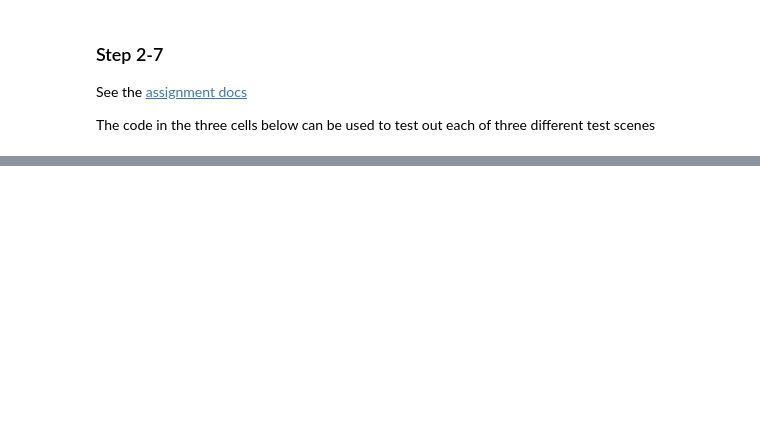
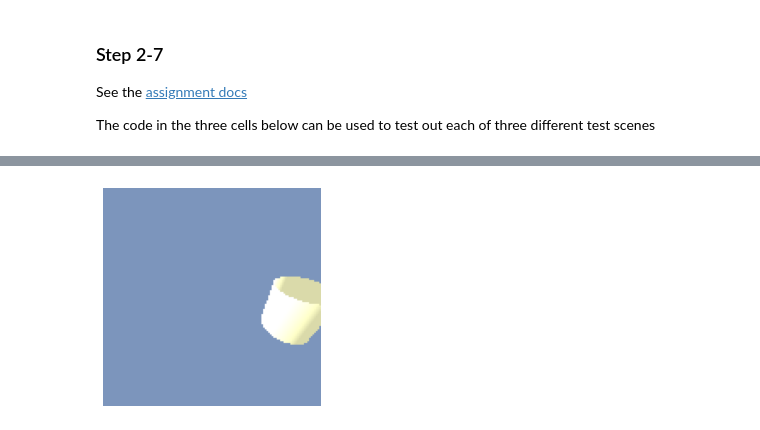
Before and after one commit to shaostassen/CS4620-C2, a Jupyter notebook: Testing.ipynb, the cells around one changed output, grey strips where cells are left out. Drawn from its saved outputs; the diff is of its cells as text; code cells hidden in the pictures; blank space fills up the shorter version.

Commit message:
Added torus, ellipsoid, cylinder shape

```diff
--- a/Testing.ipynb
+++ b/Testing.ipynb
@@ -61,0 +151,6 @@ ValueError: unknown file extension:
+# %%
+from ExampleSceneDef import *
+im = CylinderExample().render(output_shape = [128,128])
+im.show()
+# %% [output]
+[figure, added]
```
Also changed, not shown: parts of 11 cells of this notebook, 5 other files.
